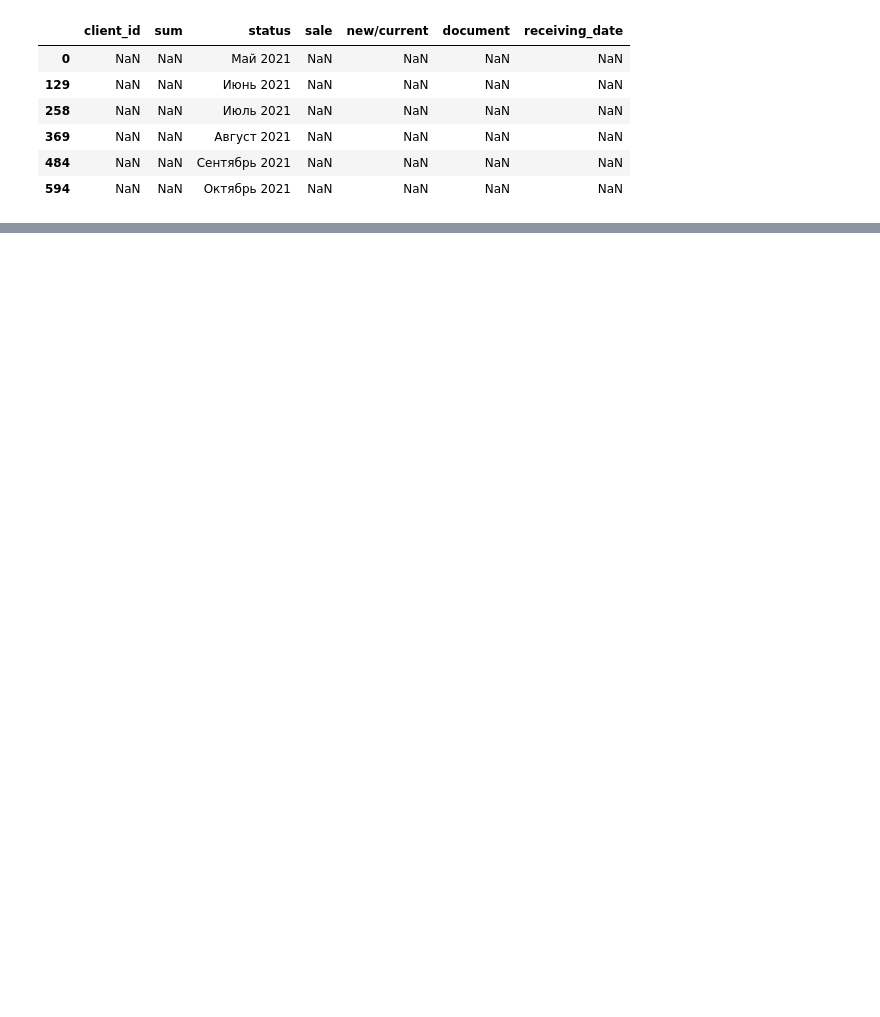
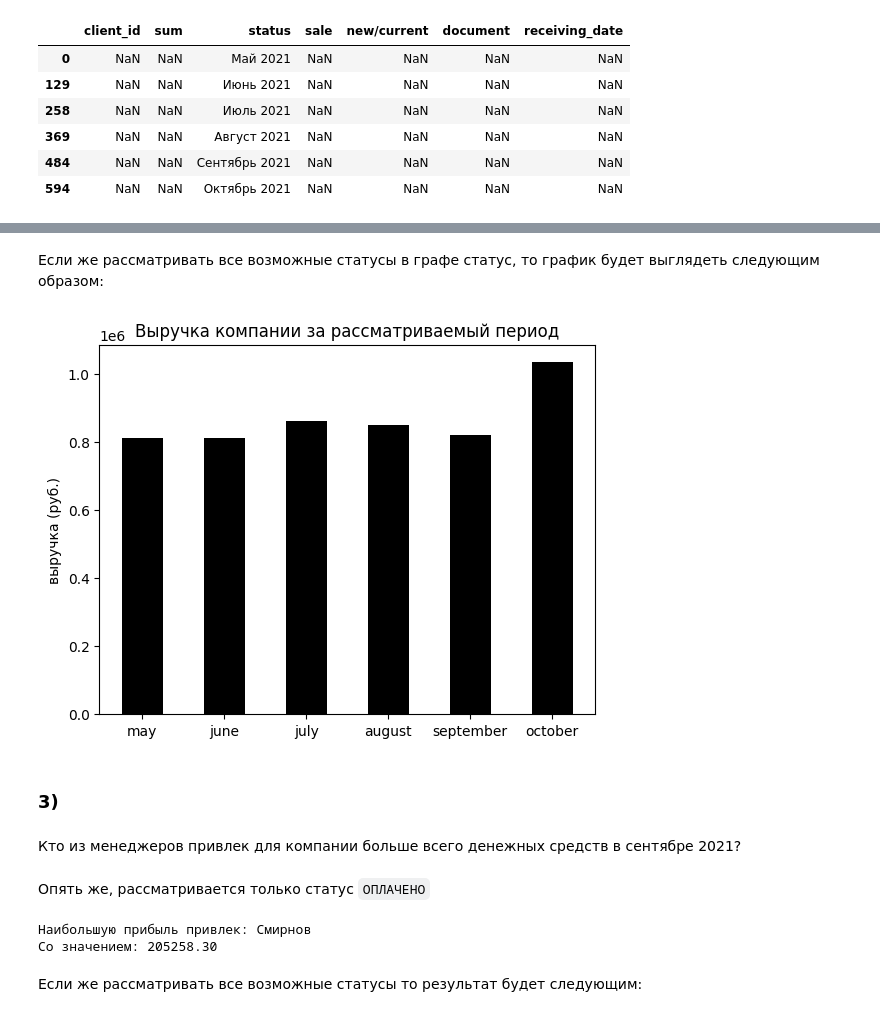
Before and after one commit to Supercili0usMe/test_task, a Jupyter notebook: Техническое задание/Вопросы.ipynb, the cells around one changed output, grey strips where cells are left out. Drawn from its saved outputs; the diff is of its cells as text; code cells hidden in the pictures; blank space fills up the shorter version.

```diff
--- a/Техническое задание/Вопросы.ipynb
+++ b/Техническое задание/Вопросы.ipynb
@@ -59,0 +105,27 @@ october_2021 = df.iloc[595:731]
+# %% [markdown]
+Если же рассматривать все возможные статусы в графе статус, то график будет выглядеть следующим образом:
+# %%
+profits = []
+for k, df in month.items():
+    profits.append(df['sum'].sum())
+
+plt.bar(month.keys(), profits, color='k', width=0.5)
+plt.ylabel("выручка (руб.)")
+plt.title("Выручка компании за рассматриваемый период")
+plt.show()
+# %% [output]
+[figure, added]
+# %% [markdown]
+### 3)
+# %% [markdown]
+Кто из менеджеров привлек для компании больше всего денежных средств в сентябре 2021?
+# %% [markdown]
+Опять же, рассматривается только статус `ОПЛАЧЕНО`
+# %%
+most_sales = september_2021[september_2021['status'] == "ОПЛАЧЕНО"].groupby("sale")["sum"].sum().sort_values(ascending=False)
+print(f"Наибольшую прибыль привлек: {most_sales.index[0]} \nCо значением: {most_sales.iloc[0]:.2f}")
+# %% [output]
+Наибольшую прибыль привлек: Смирнов
+Cо значением: 205258.30
+# %% [markdown]
+Если же рассматривать все возможные статусы то результат будет следующим:
```
Also changed, not shown: parts of 18 cells of this notebook, 2 other files.
